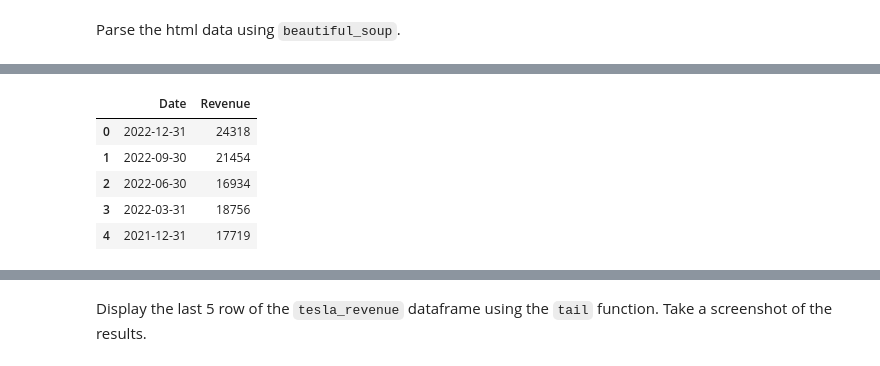
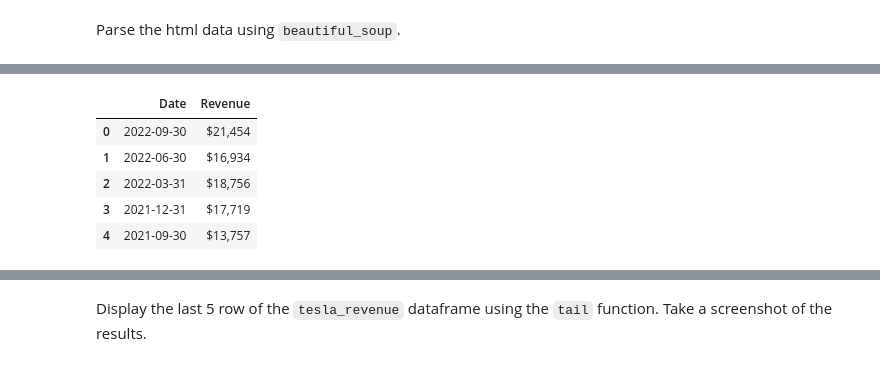
Before and after one commit to perclades/-IBM-Data-Science-Professional-Certificate, a Jupyter notebook: Python Project for Data Science/Final Assignment.ipynb, the cells around one changed output, grey strips where cells are left out. Cells and saved outputs as stored; diff of their text form; code cells hidden in the pictures.

```diff
--- a/Python Project for Data Science/Final Assignment.ipynb
+++ b/Python Project for Data Science/Final Assignment.ipynb
@@ -105,3 +104,6 @@ html_data=requests.get(url).text
+# %%
+url = "https://cf-courses-data.s3.us.cloud-object-storage.appdomain.cloud/IBMDeveloperSkillsNetwork-PY0220EN-SkillsNetwork/labs/project/revenue.htm"
+html_data = requests.get(url).text
 # %% [markdown]
 Parse the html data using `beautiful_soup`.
 # %%
@@ -111,12 +128,12 @@ Using beautiful soup extract the table with `Tesla Quarterly Revenue` and store
 # %%
-tesla_revenue= pd.read_html(url, match="Tesla Quarterly Revenue", flavor='bs4')[0]
-tesla_revenue=tesla_revenue.rename(columns = {'Tesla Quarterly Revenue(Millions of US $)': 'Date', 'Tesla Quarterly Revenue(Millions of US $).1': 'Revenue'}, inplace = False)
-tesla_revenue["Revenue"] = tesla_revenue["Revenue"].str.replace(",","").str.replace("$","")
+read_tesla_revenue_data = pd.read_html(str(soup))
+tesla_revenue = read_tesla_revenue_data[1]
+tesla_revenue = tesla_revenue.rename(columns={'Tesla Quarterly Revenue(Millions of US $)': 'Date', 'Tesla Quarterly Revenue(Millions of US $).1': 'Revenue'})
 tesla_revenue.head()
 # %% [output]
 |  | Date | Revenue |
-| 0 | 2022-12-31 | 24318 |
-| 1 | 2022-09-30 | 21454 |
-| 2 | 2022-06-30 | 16934 |
-| 3 | 2022-03-31 | 18756 |
-| 4 | 2021-12-31 | 17719 |
+| 0 | 2022-09-30 | $21,454 |
+| 1 | 2022-06-30 | $16,934 |
+| 2 | 2022-03-31 | $18,756 |
+| 3 | 2021-12-31 | $17,719 |
+| 4 | 2021-09-30 | $13,757 |
```
Also changed, not shown: parts of 42 cells of this notebook.
